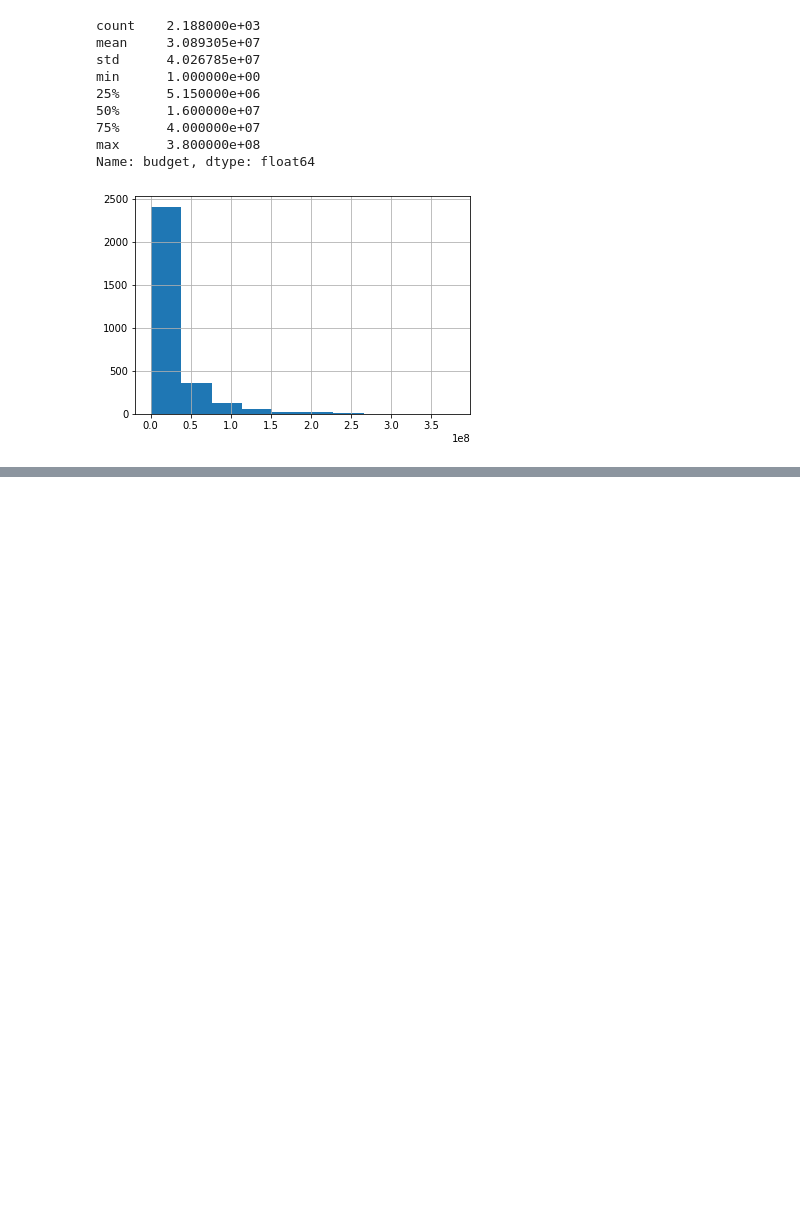
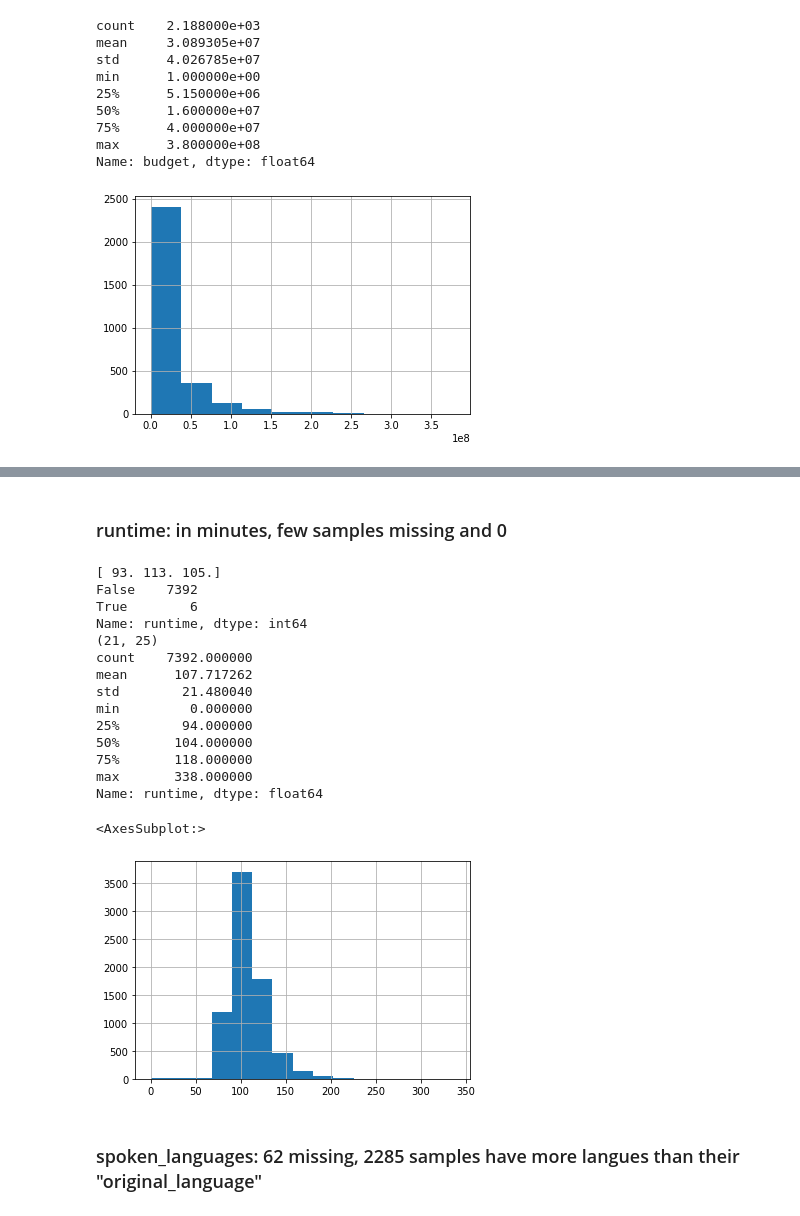
Before and after one commit to weichen-liao/TMDB-kaggle, a Jupyter notebook: EDA.ipynb, the cells around one changed output, grey strips where cells are left out. Saved outputs shown, nothing was run; the diff lists cells and outputs as text; code cells hidden in the pictures; blank space fills up the shorter version.

```diff
--- a/EDA.ipynb
+++ b/EDA.ipynb
@@ -131,0 +383,28 @@ Name: budget, dtype: float64
+# %% [markdown]
+### runtime: in minutes, few samples missing and 0
+# %%
+# example
+print(df['runtime'].values[:3])
+print(df['runtime'].isnull().value_counts()) # 6 missing
+print(df[df['runtime']==0].shape) # 21 0 runtime
+print(df['runtime'].describe())
+df['runtime'].hist(bins=15)
+# %% [output]
+[ 93. 113. 105.]
+False    7392
+True        6
+Name: runtime, dtype: int64
+(21, 25)
+count    7392.000000
+mean      107.717262
+std        21.480040
+min         0.000000
+25%        94.000000
+50%       104.000000
+75%       118.000000
+max       338.000000
+Name: runtime, dtype: float64
+<AxesSubplot:>
+[figure, added]
+# %% [markdown]
+### spoken_languages:  62 missing, 2285 samples have more langues than their "original_language"
```
Also changed, not shown: parts of 61 cells of this notebook.
